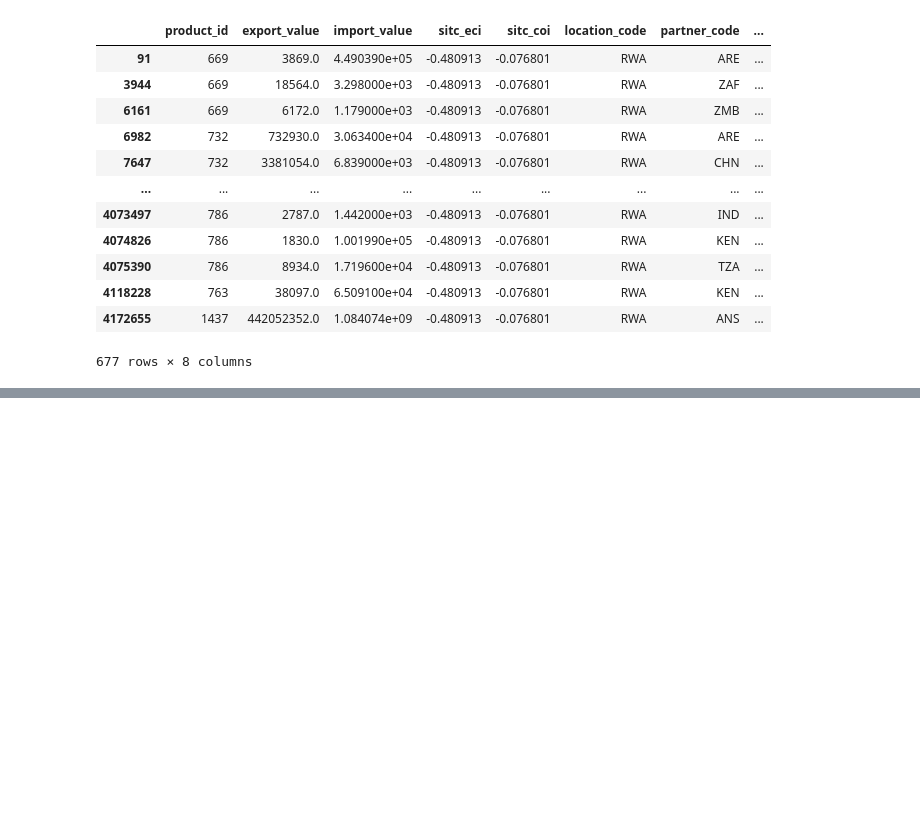
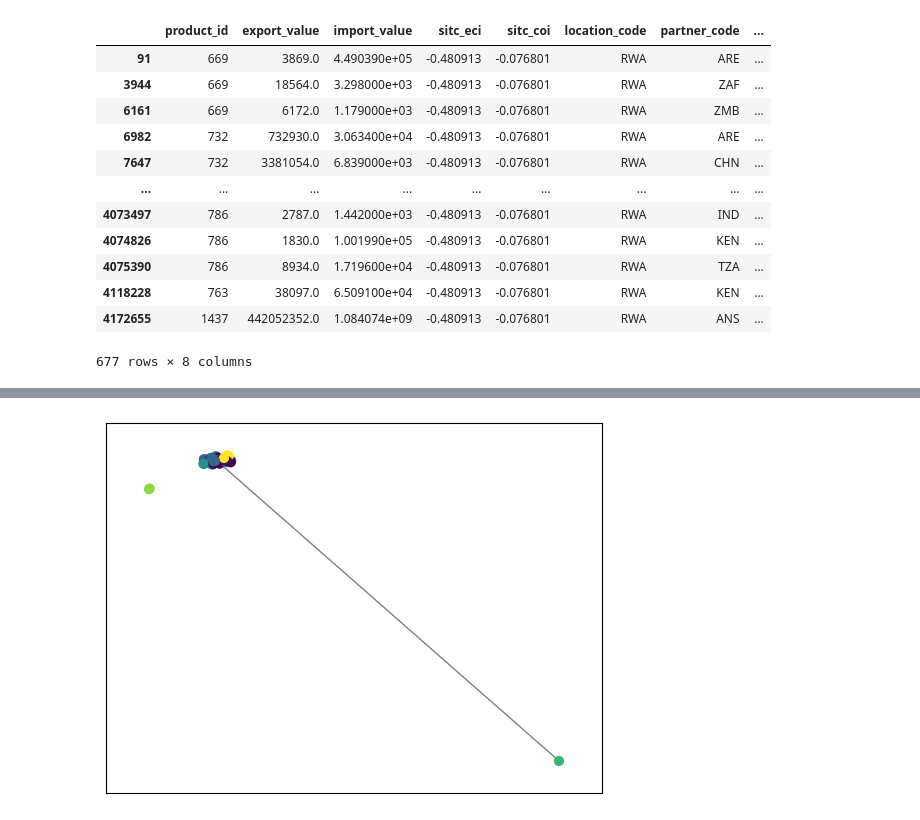
Before and after one commit to LNshuti/eactrade, a Jupyter notebook: ec_trade_networks.ipynb, the cells around one changed output, grey strips where cells are left out. Drawn from its saved outputs; the diff is of its cells as text; code cells hidden in the pictures; blank space fills up the shorter version.

```diff
--- a/ec_trade_networks.ipynb
+++ b/ec_trade_networks.ipynb
@@ -357,0 +387,14 @@ network_stats
+# %%
+G_undirected = G.to_undirected()
+
+# Apply the Louvain algorithm
+partition = community_louvain.best_partition(G_undirected)
+# %%
+# Draw the graph with communities
+pos = nx.spring_layout(G_undirected)
+cmap = plt.get_cmap('viridis', max(partition.values()) + 1)
+nx.draw_networkx_nodes(G_undirected, pos, partition.keys(), node_size=40, cmap=cmap, node_color=list(partition.values()))
+nx.draw_networkx_edges(G_undirected, pos, alpha=0.5)
+plt.show()
+# %% [output]
+[figure, added]
```
Also changed, not shown: parts of 12 cells of this notebook.
